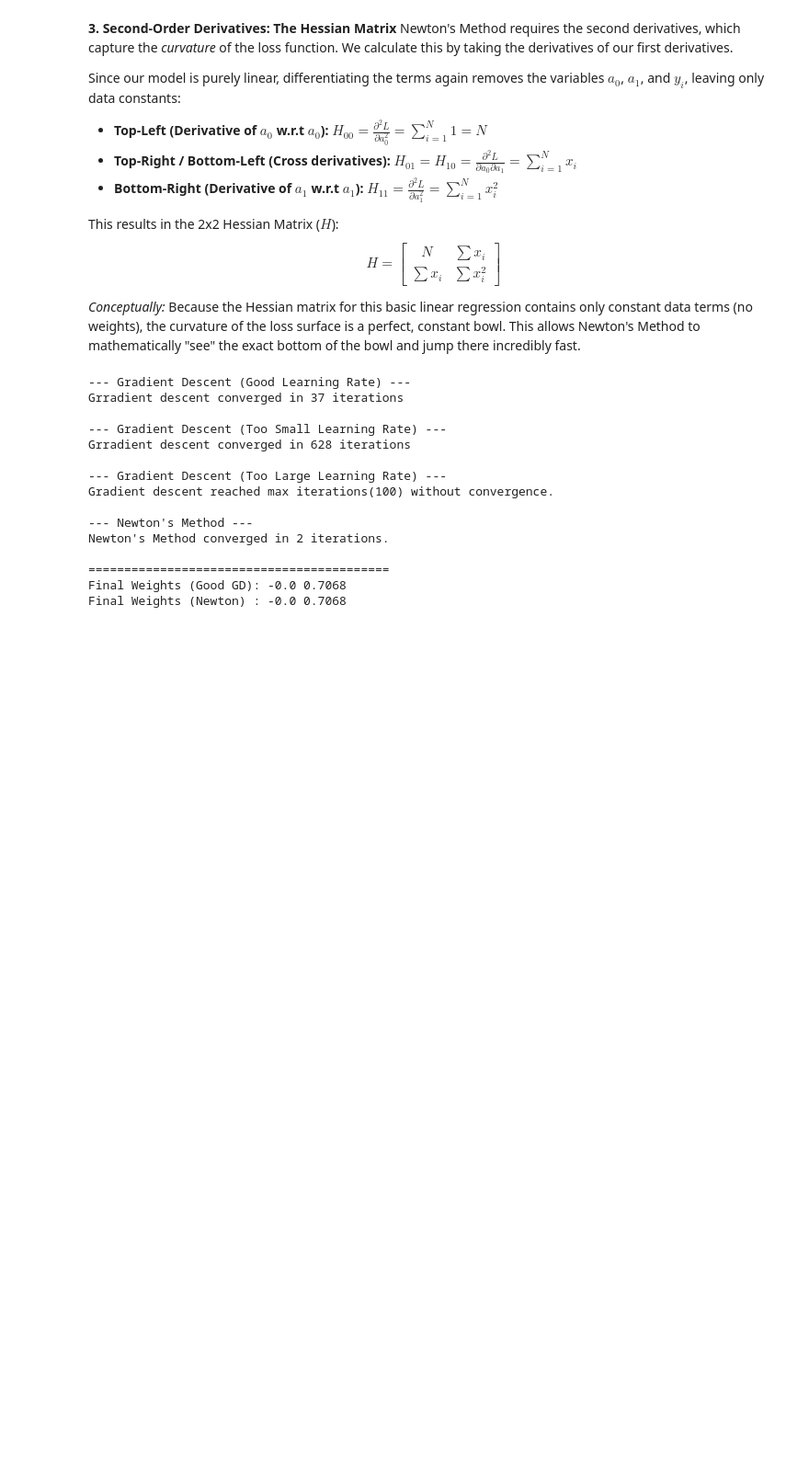
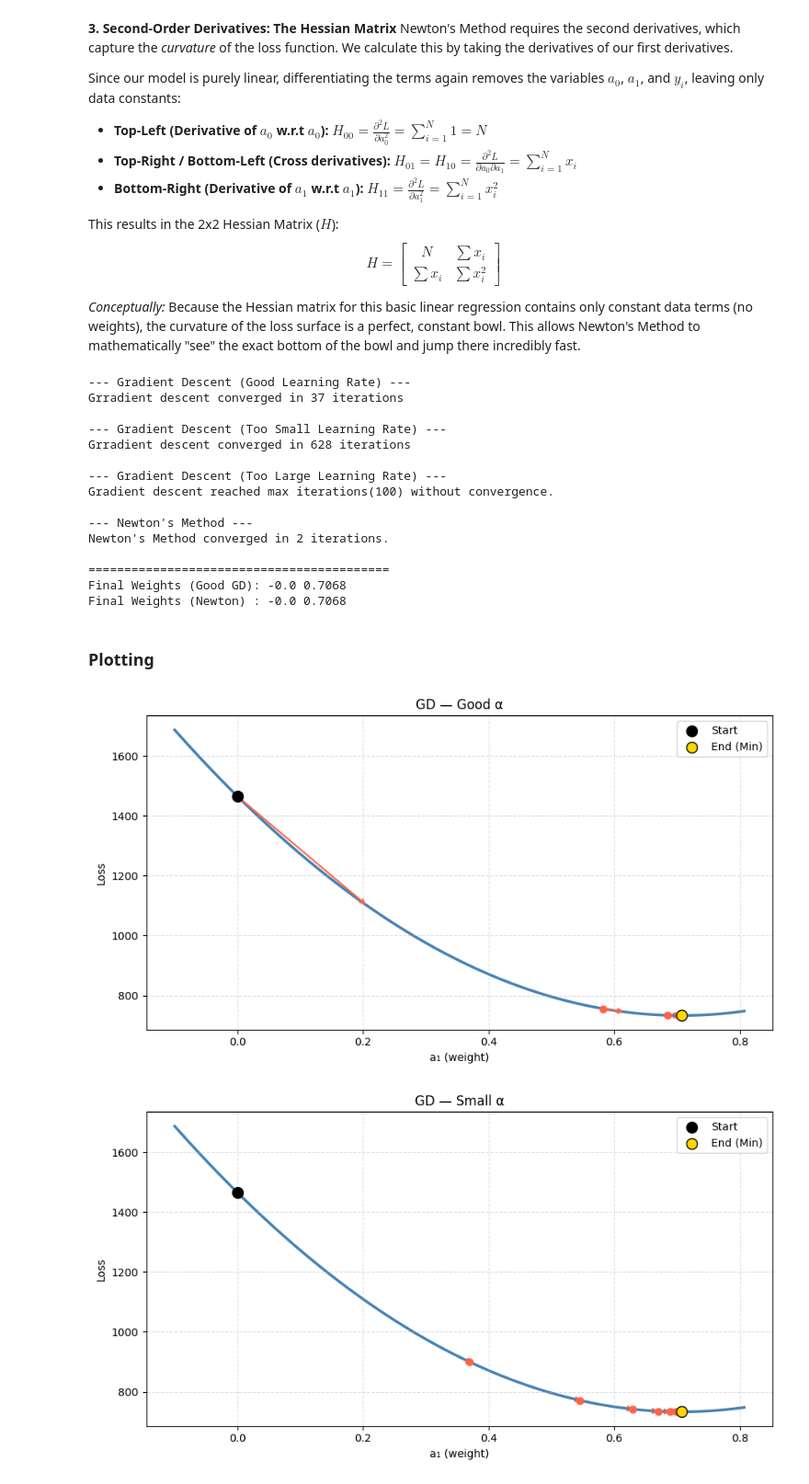
Before and after one commit to MohamedEliwa204/Gradient-descent-and-newton-method, a Jupyter notebook: p1.ipynb, the cells around one changed output. Shown at 92% size. Cells and saved outputs as stored; diff of their text form; code cells hidden in the pictures; blank space fills up the shorter version.

Commit message:
(feat): Plotting is added

```diff
--- a/p1.ipynb
+++ b/p1.ipynb
@@ -178,3 +178,50 @@ Newton's Method converged in 2 iterations.
 ==========================================
 Final Weights (Good GD): -0.0 0.7068
 Final Weights (Newton) : -0.0 0.7068
+# %% [markdown]
+### Plotting
+# %%
+def plot_loss_path(history, title="Loss Path", step=1):
+    losses = np.array(history['loss'])
+    a0s    = np.array(history['a0'])
+    a1s    = np.array(history['a1'])
+
+    # Use a1 as the x-axis (weight), loss as y-axis — like the diagram
+    fig, ax = plt.subplots(figsize=(9, 5))
+
+    # Smooth loss curve: sweep a1 from min to max and plot loss vs a1
+    a1_range = np.linspace(a1s.min() - 0.1, a1s.max() + 0.1, 300)
+    curve_losses = [calculate_loss(x, y, np.mean(a0s), a1_val) for a1_val in a1_range]
+    ax.plot(a1_range, curve_losses, color='steelblue', linewidth=2.5, zorder=1)
+
+    # Arrows + dots along the actual path
+    indices = list(range(0, len(losses) - 1, step))
+    for i in indices:
+        ax.annotate(
+            "",
+            xy=(a1s[i+1], losses[i+1]),
+            xytext=(a1s[i], losses[i]),
+            arrowprops=dict(arrowstyle="->", color="tomato", lw=1.5),
+            zorder=3
+        )
+    ax.scatter(a1s[::step], losses[::step], color='tomato', s=40, zorder=4)
+
+    # Mark start and end
+    ax.scatter(a1s[0],  losses[0],  color='black', s=100, zorder=5, label='Start')
+    ax.scatter(a1s[-1], losses[-1], color='gold',  s=100, zorder=5, label='End (Min)', edgecolors='black')
+
+    ax.set_title(title)
+    ax.set_xlabel("a₁ (weight)")
+    ax.set_ylabel("Loss")
+    ax.legend()
+    ax.grid(True, linestyle='--', alpha=0.4)
+    plt.tight_layout()
+    plt.show()
+# %%
+plot_loss_path(gd_history,        title="GD — Good α",    step=5)
+plot_loss_path(gd_history_small,  title="GD — Small α",   step=50)
+plot_loss_path(gd_history_large,  title="GD — Large α",   step=1)
+plot_loss_path(nm_history,        title="Newton's Method", step=1)
+# %% [output]
+[figure, added]
+[figure, added]
```
Also changed, not shown: parts of 2 cells of this notebook.
